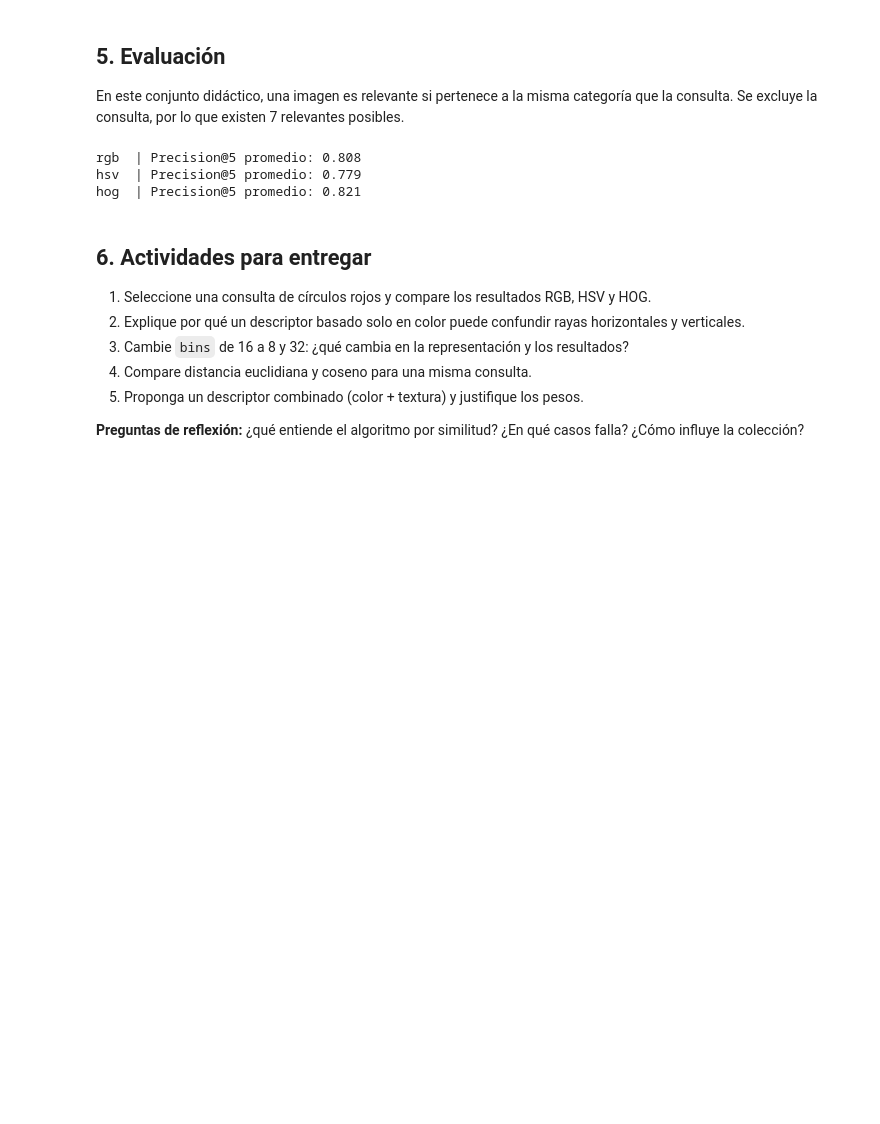
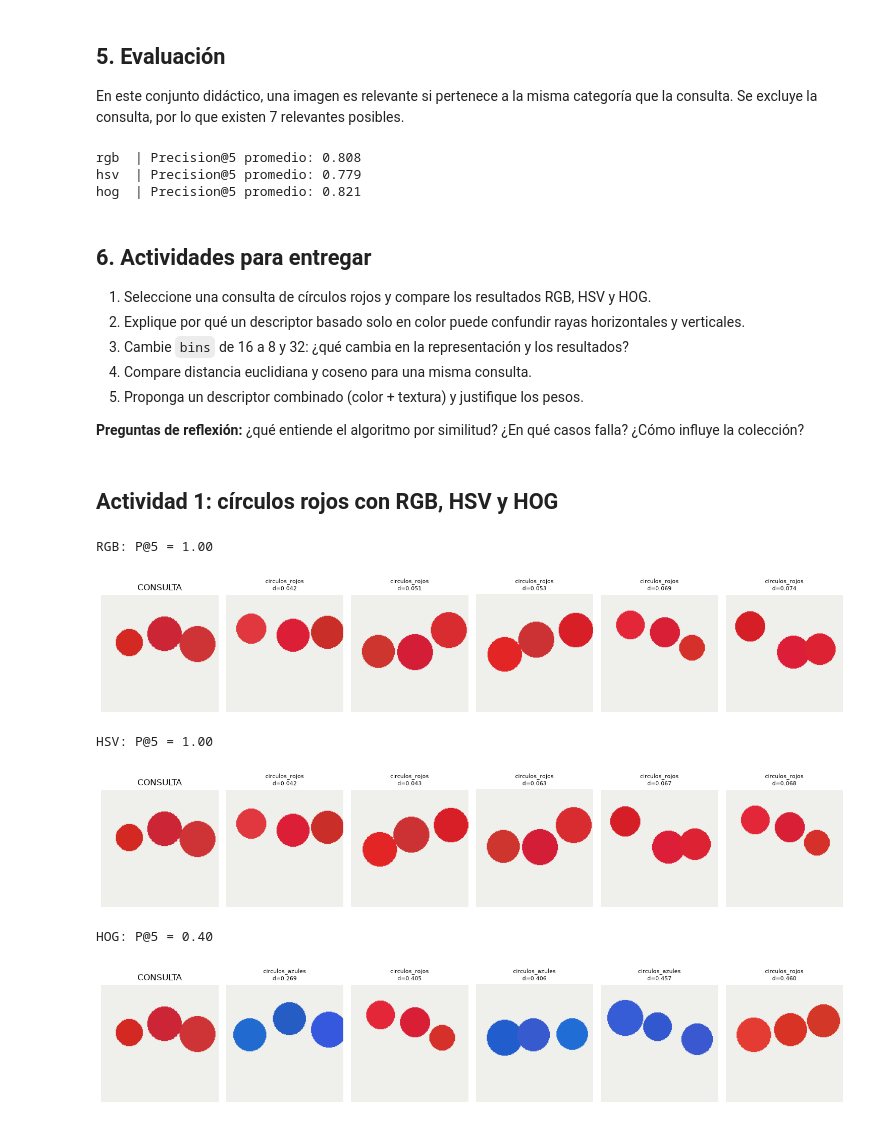
Before and after one commit to ErickS12/Recuperacion-de-info, a Jupyter notebook: PracticaCBIR/CBIR_Tradicional_Practica.ipynb, the cells around one changed output. Drawn from its saved outputs; the diff is of its cells as text; code cells hidden in the pictures; blank space fills up the shorter version.

```diff
--- a/PracticaCBIR/CBIR_Tradicional_Practica.ipynb
+++ b/PracticaCBIR/CBIR_Tradicional_Practica.ipynb
@@ -115,3 +115,18 @@ hog  | Precision@5 promedio: 0.821
 5. Proponga un descriptor combinado (color + textura) y justifique los pesos.
 
 **Preguntas de reflexión:** ¿qué entiende el algoritmo por similitud? ¿En qué casos falla? ¿Cómo influye la colección?
+# %% [markdown]
+## Actividad 1: círculos rojos con RGB, HSV y HOG
+# %%
+q1 = next(i for i,p in enumerate(files) if p.stem == 'circulos_rojos_01')
+for desc, met in [('rgb','euclidiana'), ('hsv','euclidiana'), ('hog','coseno')]:
+    res = buscar(q1, desc, met)
+    print(f'{desc.upper()}: P@5 = {precision_at_k(q1, res):.2f}')
+    mostrar(q1, res)
+# %% [output]
+RGB: P@5 = 1.00
+[figure, added]
+HSV: P@5 = 1.00
+[figure, added]
+HOG: P@5 = 0.40
+[figure, added]
```
Also changed, not shown: parts of 6 cells of this notebook, 4 other files.
